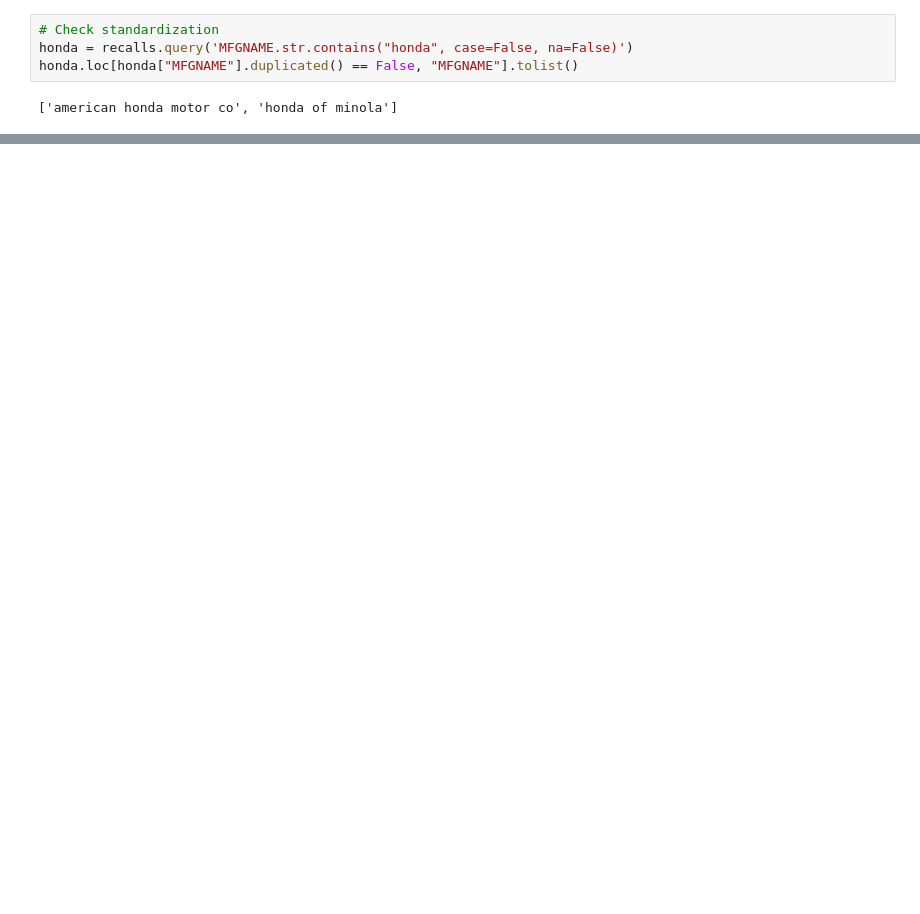
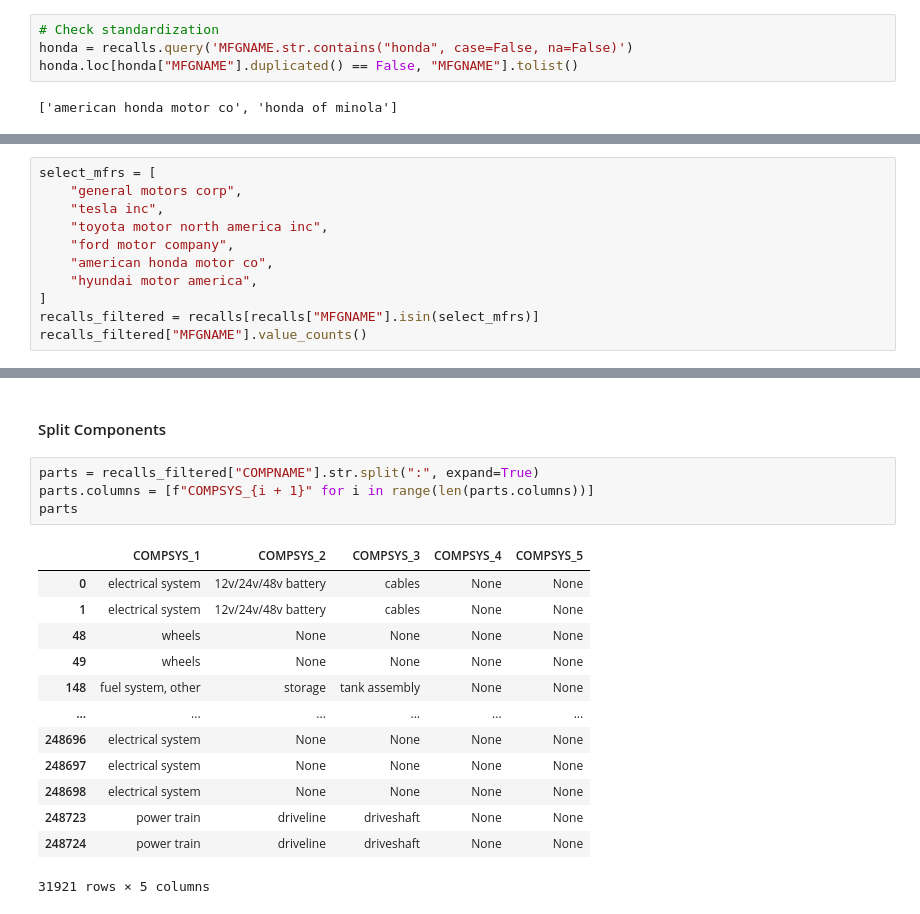
Before and after one commit to prithvidasgupta/si671, a Jupyter notebook: pm_parts_nb.ipynb, the cells around one changed output, grey strips where cells are left out. Drawn from its saved outputs; the diff is of its cells as text; blank space fills up the shorter version.

```diff
--- a/pm_parts_nb.ipynb
+++ b/pm_parts_nb.ipynb
@@ -291,0 +325,11 @@ rcl_common_compnames
+# %%
+select_mfrs = [
+    "general motors corp",
+    "tesla inc",
+    "toyota motor north america inc",
+    "ford motor company",
+    "american honda motor co",
+    "hyundai motor america",
+]
+recalls_filtered = recalls[recalls["MFGNAME"].isin(select_mfrs)]
+recalls_filtered["MFGNAME"].value_counts()
@@ -291,0 +345,20 @@ rcl_common_compnames
+# %% [markdown]
+#### Split Components
+# %%
+parts = recalls_filtered["COMPNAME"].str.split(":", expand=True)
+parts.columns = [f"COMPSYS_{i + 1}" for i in range(len(parts.columns))]
+parts
+# %% [output]
+|  | COMPSYS_1 | COMPSYS_2 | COMPSYS_3 | COMPSYS_4 | COMPSYS_5 |
+| 0 | electrical system | 12v/24v/48v battery | cables | None | None |
+| 1 | electrical system | 12v/24v/48v battery | cables | None | None |
+| 48 | wheels | None | None | None | None |
+| 49 | wheels | None | None | None | None |
+| 148 | fuel system, other | storage | tank assembly | None | None |
+| ... | ... | ... | ... | ... | ... |
+| 248696 | electrical system | None | None | None | None |
+| 248697 | electrical system | None | None | None | None |
+| 248698 | electrical system | None | None | None | None |
+| 248723 | power train | driveline | driveshaft | None | None |
+| 248724 | power train | driveline | driveshaft | None | None |
+31921 rows × 5 columns
```
Also changed, not shown: parts of 37 cells of this notebook, 1 other file.
